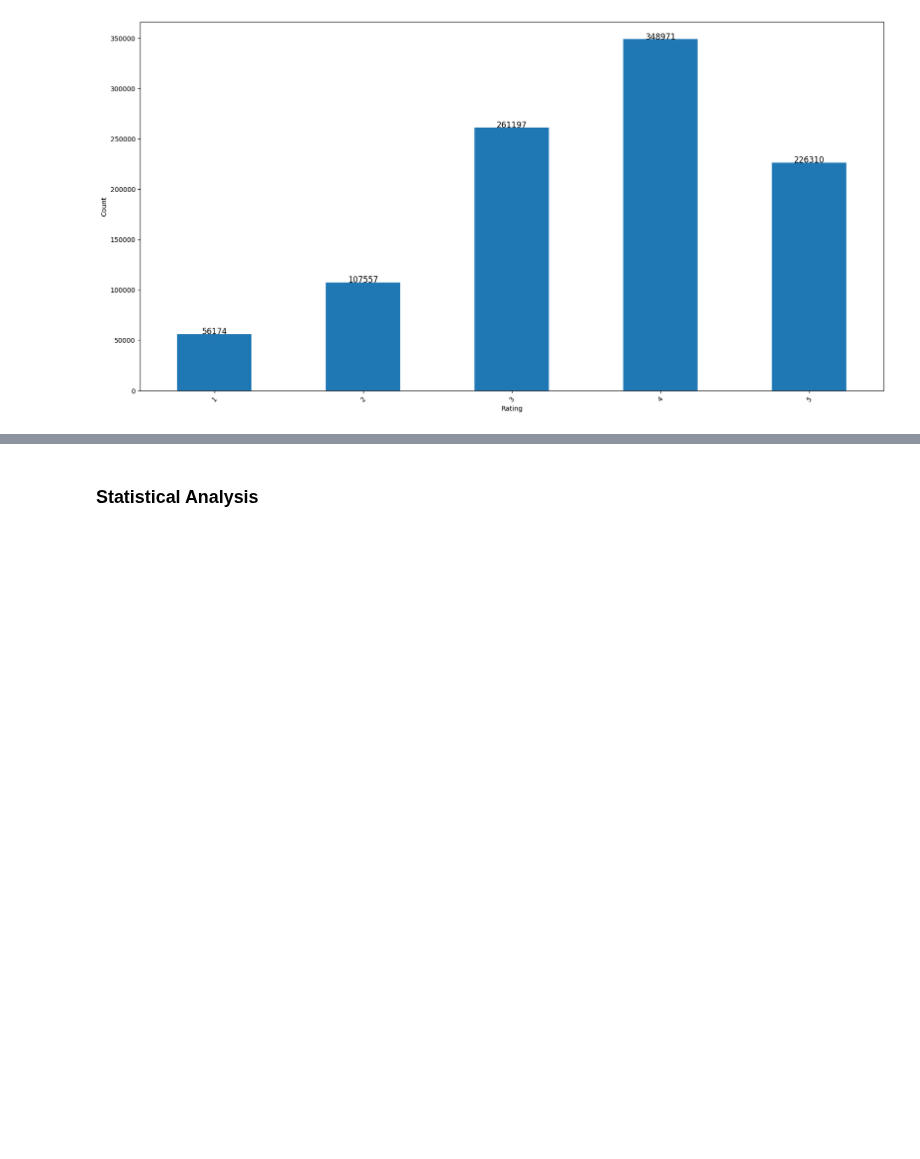
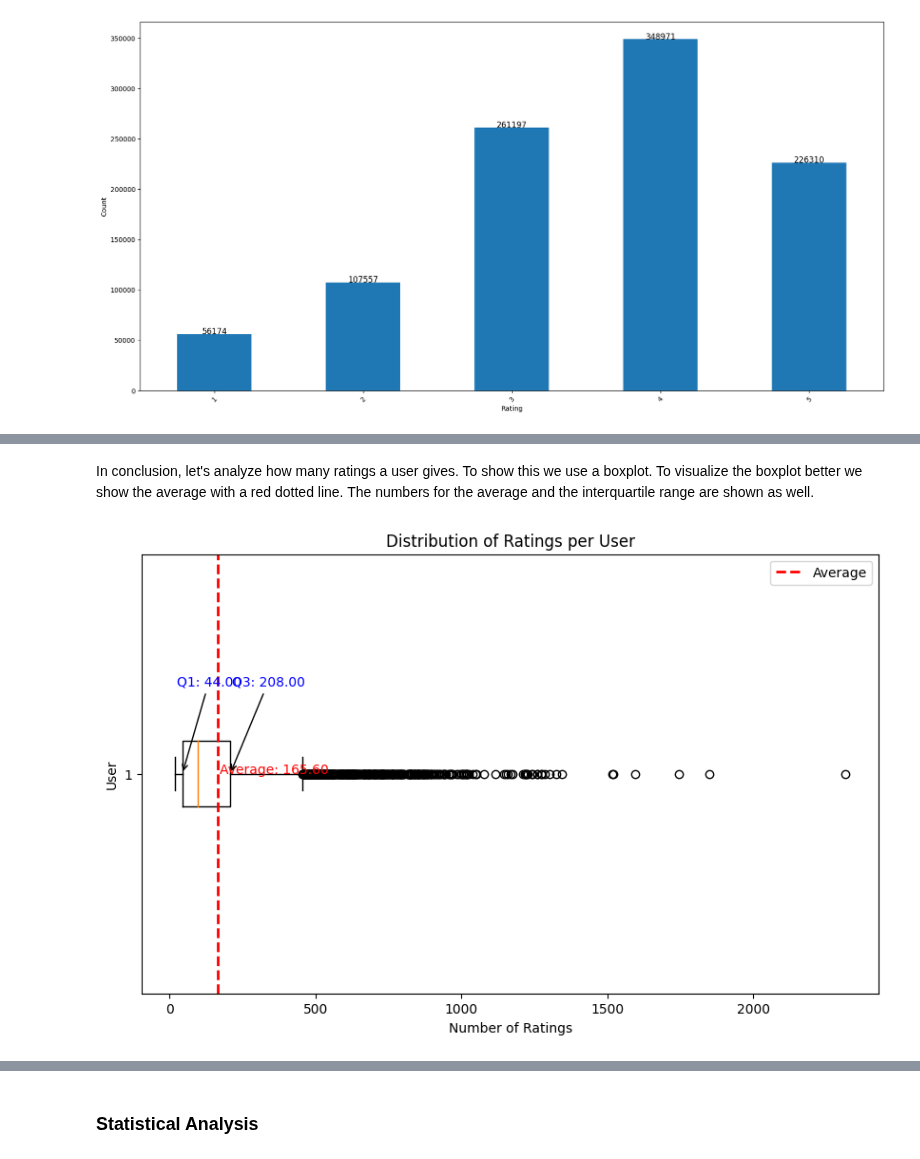
Before and after one commit to FabioArdi/morebo, a Jupyter notebook: final.ipynb, the cells around one changed output, grey strips where cells are left out. Cells and saved outputs as stored; diff of their text form; code cells hidden in the pictures; blank space fills up the shorter version.

```diff
--- a/final.ipynb
+++ b/final.ipynb
@@ -363,0 +404,35 @@ Final explanation TODO
+# %% [markdown]
+In conclusion, let's analyze how many ratings a user gives. To show this we use a boxplot. To visualize the boxplot better we show the average with a red dotted line. The numbers for the average and the interquartile range are shown as well.
+# %%
+
+# Calculate the number of ratings per user
+ratings_per_user = ratings.groupby('userId')['rating'].count()
+
+# Calculate the quartiles
+q1 = np.percentile(ratings_per_user, 25)
+q3 = np.percentile(ratings_per_user, 75)
+
+# Calculate the interquartile range (IQR)
+iqr = q3 - q1
+
+# Plot the boxplot
+plt.figure(figsize=(10, 6))
+boxplot_dict=plt.boxplot(ratings_per_user, vert=False)
+plt.axvline(x=average_ratings, color='red', linestyle='--', linewidth=2, label='Average')
+plt.text(average_ratings + 5, 1, f'Average: {average_ratings:.2f}', color='red')
+
+# Annotation for Q1
+plt.annotate(f'Q1: {q1:.2f}', xy=(q1, 1), xytext=(q1 - 20, 1.2),
+             arrowprops=dict(facecolor='blue', arrowstyle="->"), color='blue')
+
+# Annotation for Q3
+plt.annotate(f'Q3: {q3:.2f}', xy=(q3, 1), xytext=(q3 + 5, 1.2),
+             arrowprops=dict(facecolor='blue', arrowstyle="->"), color='blue')
+
+plt.xlabel('Number of Ratings')
+plt.ylabel('User')
+plt.title('Distribution of Ratings per User')
+plt.legend()
+plt.show()
+# %% [output]
+[figure, added]
```
Also changed, not shown: parts of 19 cells of this notebook.
